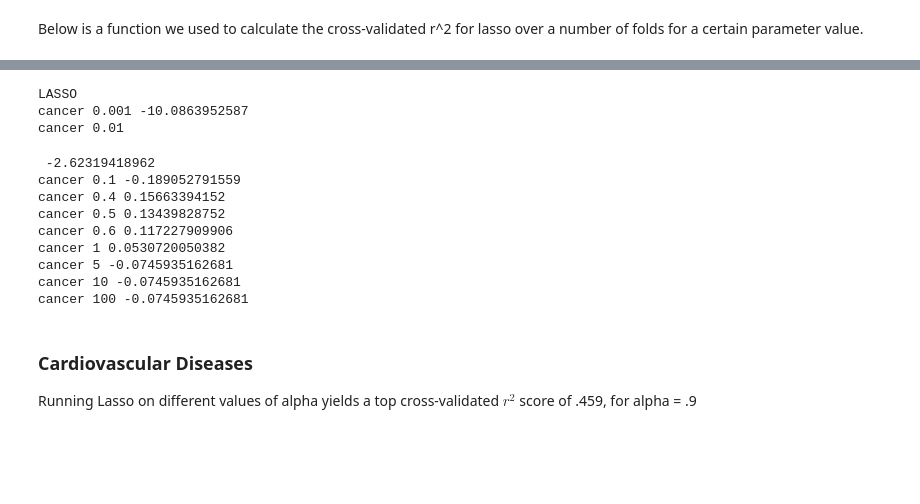
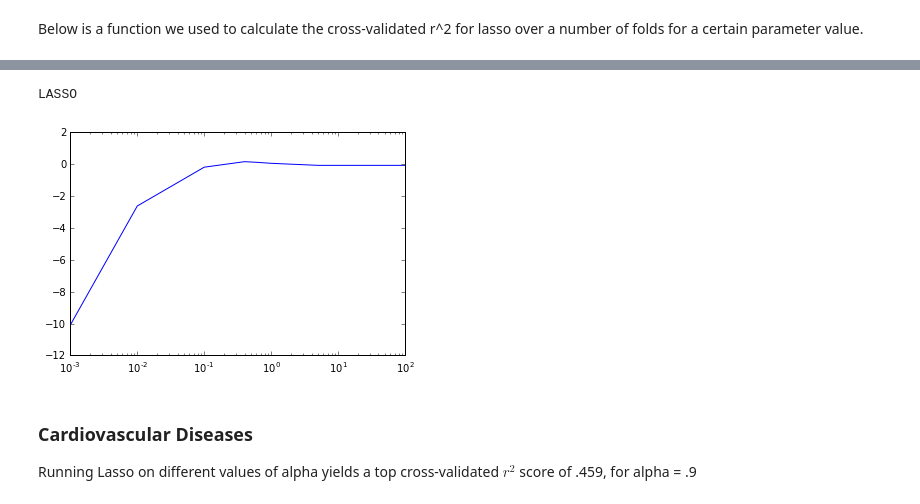
Before and after one commit to angierao/cs109a-project, a Jupyter notebook: Models.ipynb, the cells around one changed output, grey strips where cells are left out. Drawn from its saved outputs; the diff is of its cells as text; code cells hidden in the pictures; blank space fills up the shorter version.

```diff
--- a/Models.ipynb
+++ b/Models.ipynb
@@ -215,23 +253,20 @@ Running Lasso on different values of alpha yields a top cross-validated $r^2$ sc
 # %%
 from sklearn.linear_model import Lasso
 from sklearn.linear_model import LassoCV
 
+alphas = [.001, .01, .1, .4, .5, .6, 1, 5, 10, 100]
+cv_r2 = []
+
 print "LASSO"
-for alpha in [.001, .01, .1,.4,.5,.6,1,5,10,100]:
-    print "cancer",alpha, lasso_k_fold_r_squared(x_df,cancer_df,5, alpha)
+for alpha in alphas:
+    cv_r2.append(lasso_k_fold_r_squared(x_df, cancer_df, 5, alpha))
+
+plt.plot(alphas, cv_r2)
+plt.xscale("log", nonposx='clip')
+plt.show()
 # %% [output]
 LASSO
-cancer 0.001 -10.0863952587
-cancer 0.01
- -2.62319418962
-cancer 0.1 -0.189052791559
-cancer 0.4 0.15663394152
-cancer 0.5 0.13439828752
-cancer 0.6 0.117227909906
-cancer 1 0.0530720050382
-cancer 5 -0.0745935162681
-cancer 10 -0.0745935162681
-cancer 100 -0.0745935162681
+[figure, added]
 # %%
 # LOOCV
 
```
Also changed, not shown: parts of 19 cells of this notebook.
